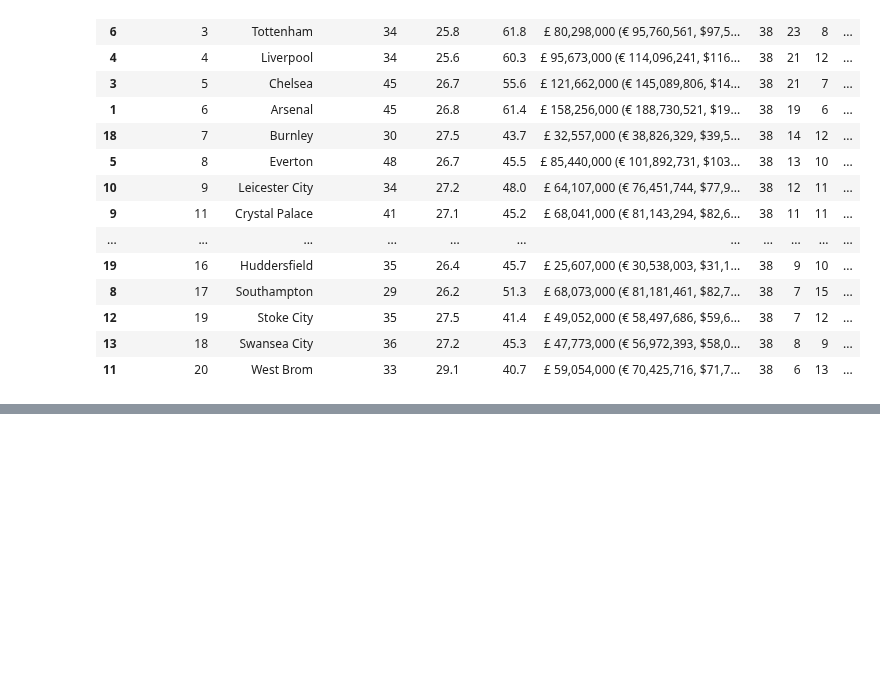
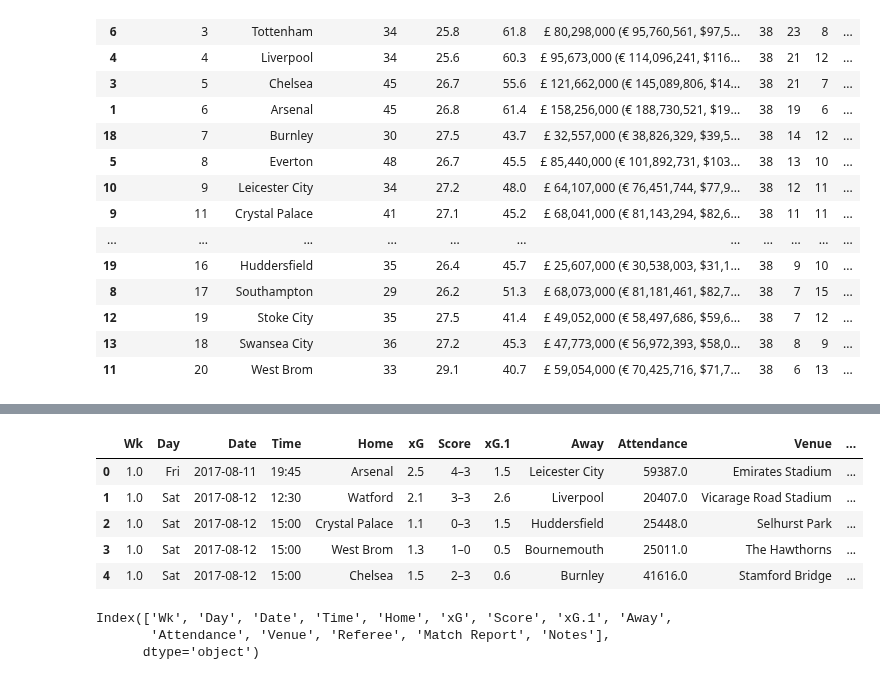
Before and after one commit to GurpreetChugh/Project-Football, a Jupyter notebook: EPL_Project_Football.ipynb, the cells around one changed output, grey strips where cells are left out. Drawn from its saved outputs; the diff is of its cells as text; code cells hidden in the pictures; blank space fills up the shorter version.

```diff
--- a/EPL_Project_Football.ipynb
+++ b/EPL_Project_Football.ipynb
@@ -113,0 +125,12 @@ EPL_2018_sum_complete_df.sort_values('Pts', ascending=False)
+# %%
+# Get individual matches from each of te last 5 seasons
+table_2019 = pd.read_html('https://fbref.com/en/comps/9/2018-2019/schedule/2018-2019-Premier-League-Scores-and-Fixtures')
+EPL_2019_matches_df = pd.DataFrame(table_2019[0])
+# %%
+# Get individual matches from each of te last 5 seasons
+table_2020 = pd.read_html('https://fbref.com/en/comps/9/2019-2020/schedule/2019-2020-Premier-League-Scores-and-Fixtures')
+EPL_2020_matches_df = pd.DataFrame(table_2020[0])
+# %%
+# Get individual matches from each of te last 5 seasons
+table_2021 = pd.read_html('https://fbref.com/en/comps/9/2020-2021/schedule/2020-2021-Premier-League-Scores-and-Fixtures')
+EPL_2021_matches_df = pd.DataFrame(table_2021[0])
@@ -113,0 +149,19 @@ EPL_2018_sum_complete_df.sort_values('Pts', ascending=False)
+# %%
+# Concatenate matches into one dataframe
+EPL_all_matches_df = pd.concat([EPL_2018_matches_df, EPL_2019_matches_df, EPL_2020_matches_df,
+                                EPL_2021_matches_df, EPL_2022_matches_df], axis=0)
+EPL_all_matches_df.head()
+# %% [output]
+|  | Wk | Day | Date | Time | Home | xG | Score | xG.1 | Away | Attendance | Venue | ... |
+| 0 | 1.0 | Fri | 2017-08-11 | 19:45 | Arsenal | 2.5 | 4–3 | 1.5 | Leicester City | 59387.0 | Emirates Stadium | ... |
+| 1 | 1.0 | Sat | 2017-08-12 | 12:30 | Watford | 2.1 | 3–3 | 2.6 | Liverpool | 20407.0 | Vicarage Road Stadium | ... |
+| 2 | 1.0 | Sat | 2017-08-12 | 15:00 | Crystal Palace | 1.1 | 0–3 | 1.5 | Huddersfield | 25448.0 | Selhurst Park | ... |
+| 3 | 1.0 | Sat | 2017-08-12 | 15:00 | West Brom | 1.3 | 1–0 | 0.5 | Bournemouth | 25011.0 | The Hawthorns | ... |
+| 4 | 1.0 | Sat | 2017-08-12 | 15:00 | Chelsea | 1.5 | 2–3 | 0.6 | Burnley | 41616.0 | Stamford Bridge | ... |
+# %%
+# Get list of columns
+EPL_all_matches_df.columns
+# %% [output]
+Index(['Wk', 'Day', 'Date', 'Time', 'Home', 'xG', 'Score', 'xG.1', 'Away',
+       'Attendance', 'Venue', 'Referee', 'Match Report', 'Notes'],
+      dtype='object')
```
Also changed, not shown: parts of 4 cells of this notebook.
